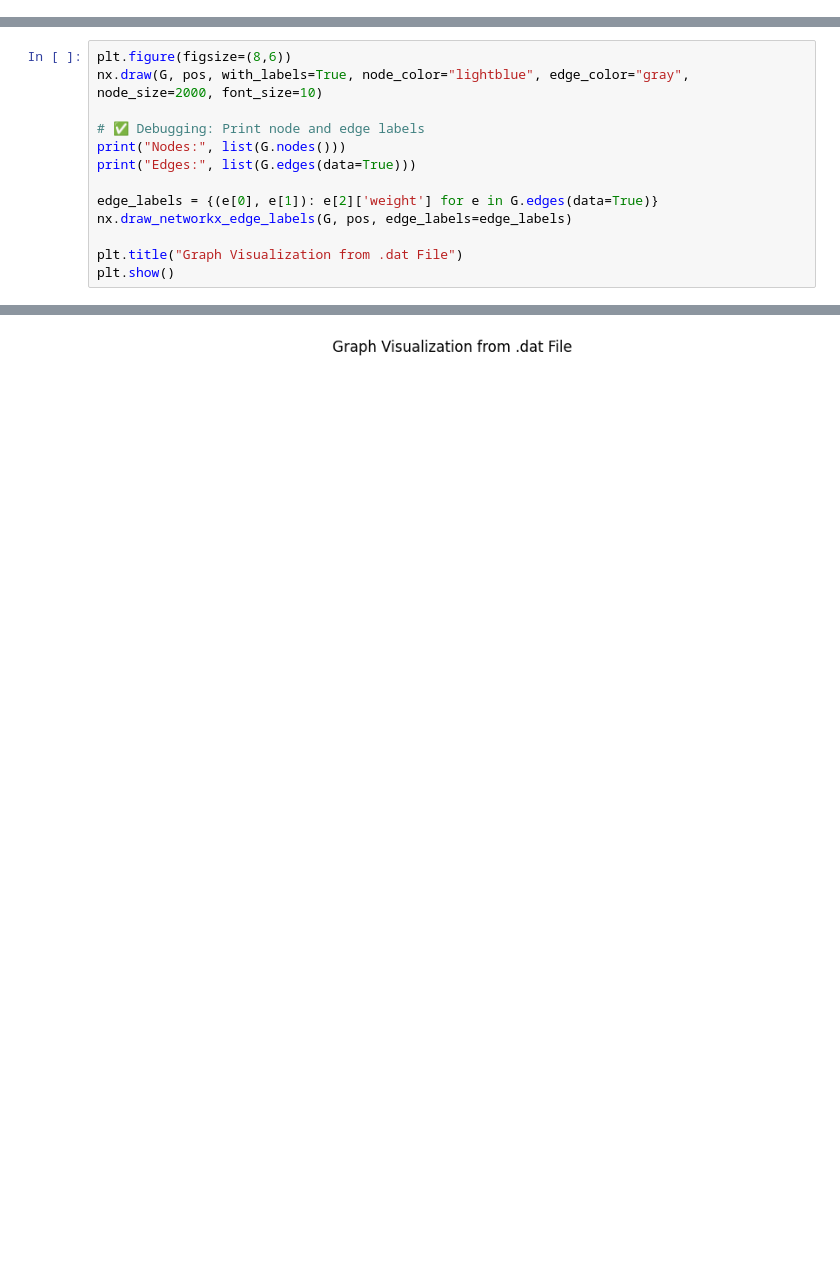
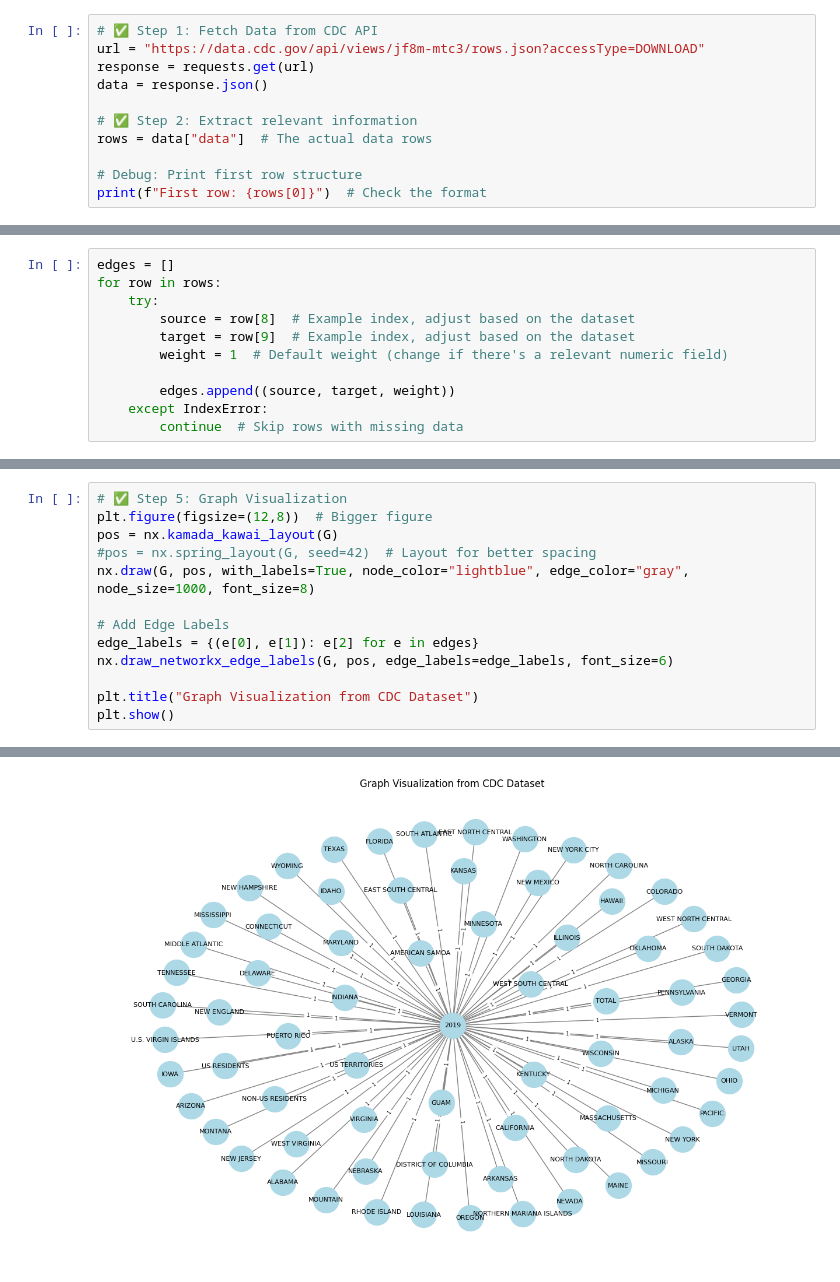
Before and after one commit to JiggityJay/INST414, a Jupyter notebook: INST414 Module 2 JupyterLab.ipynb, the cells around one changed output, grey strips where cells are left out. Cells and saved outputs as stored; diff of their text form; blank space fills up the shorter version.

```diff
--- a/INST414 Module 2 JupyterLab.ipynb
+++ b/INST414 Module 2 JupyterLab.ipynb
@@ -28,0 +7,11 @@ for line in lines:
+# %%
+# ✅ Step 1: Fetch Data from CDC API
+url = "https://data.cdc.gov/api/views/jf8m-mtc3/rows.json?accessType=DOWNLOAD"
+response = requests.get(url)
+data = response.json()
+
+# ✅ Step 2: Extract relevant information
+rows = data["data"]  # The actual data rows
+
+# Debug: Print first row structure
+print(f"First row: {rows[0]}")  # Check the format
@@ -29,3 +20,14 @@ for line in lines:
+# %%
+edges = []
+for row in rows:
+    try:
+        source = row[8]  # Example index, adjust based on the dataset
+        target = row[9]  # Example index, adjust based on the dataset
+        weight = 1  # Default weight (change if there's a relevant numeric field)
+
+        edges.append((source, target, weight))
+    except IndexError:
+        continue  # Skip rows with missing data
 # %%
 G = nx.Graph()
 G.add_weighted_edges_from(edges)
@@ -37,14 +40,14 @@ Node Centrality: {}
 # %%
-plt.figure(figsize=(8,6))
-nx.draw(G, pos, with_labels=True, node_color="lightblue", edge_color="gray", node_size=2000, font_size=10)
+# ✅ Step 5: Graph Visualization
+plt.figure(figsize=(12,8))  # Bigger figure
+pos = nx.kamada_kawai_layout(G)
+#pos = nx.spring_layout(G, seed=42)  # Layout for better spacing
+nx.draw(G, pos, with_labels=True, node_color="lightblue", edge_color="gray", node_size=1000, font_size=8)
 
-# ✅ Debugging: Print node and edge labels
-print("Nodes:", list(G.nodes()))
-print("Edges:", list(G.edges(data=True)))
+# Add Edge Labels
+edge_labels = {(e[0], e[1]): e[2] for e in edges}
+nx.draw_networkx_edge_labels(G, pos, edge_labels=edge_labels, font_size=6)
 
-edge_labels = {(e[0], e[1]): e[2]['weight'] for e in G.edges(data=True)}
-nx.draw_networkx_edge_labels(G, pos, edge_labels=edge_labels)
-
-plt.title("Graph Visualization from .dat File")
+plt.title("Graph Visualization from CDC Dataset")
 plt.show()
 # %% [output]
@@ -53 +54 @@ Edges: []
-[figure, old version]
+[figure, new version]
```
Also changed, not shown: parts of 6 cells of this notebook.
